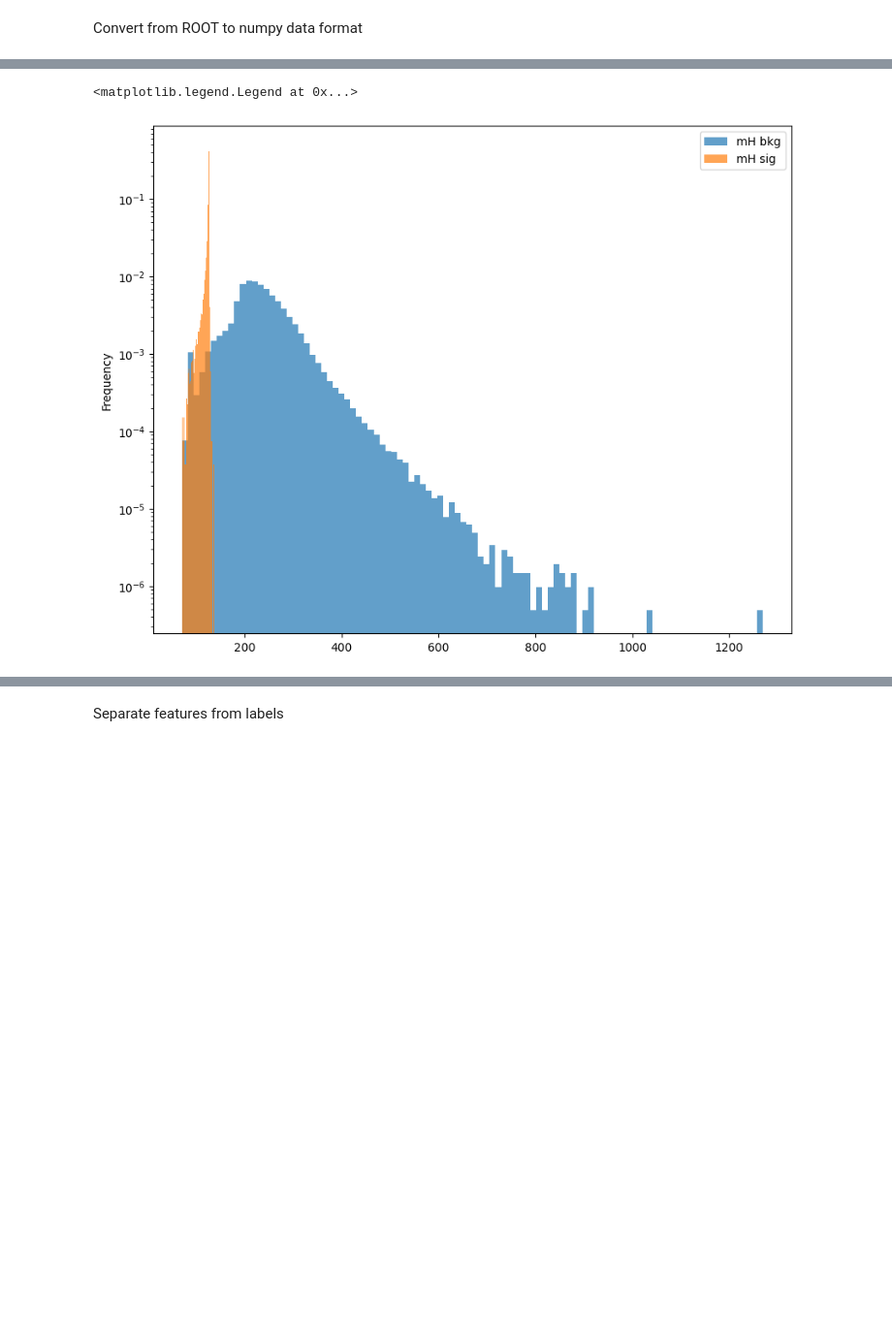
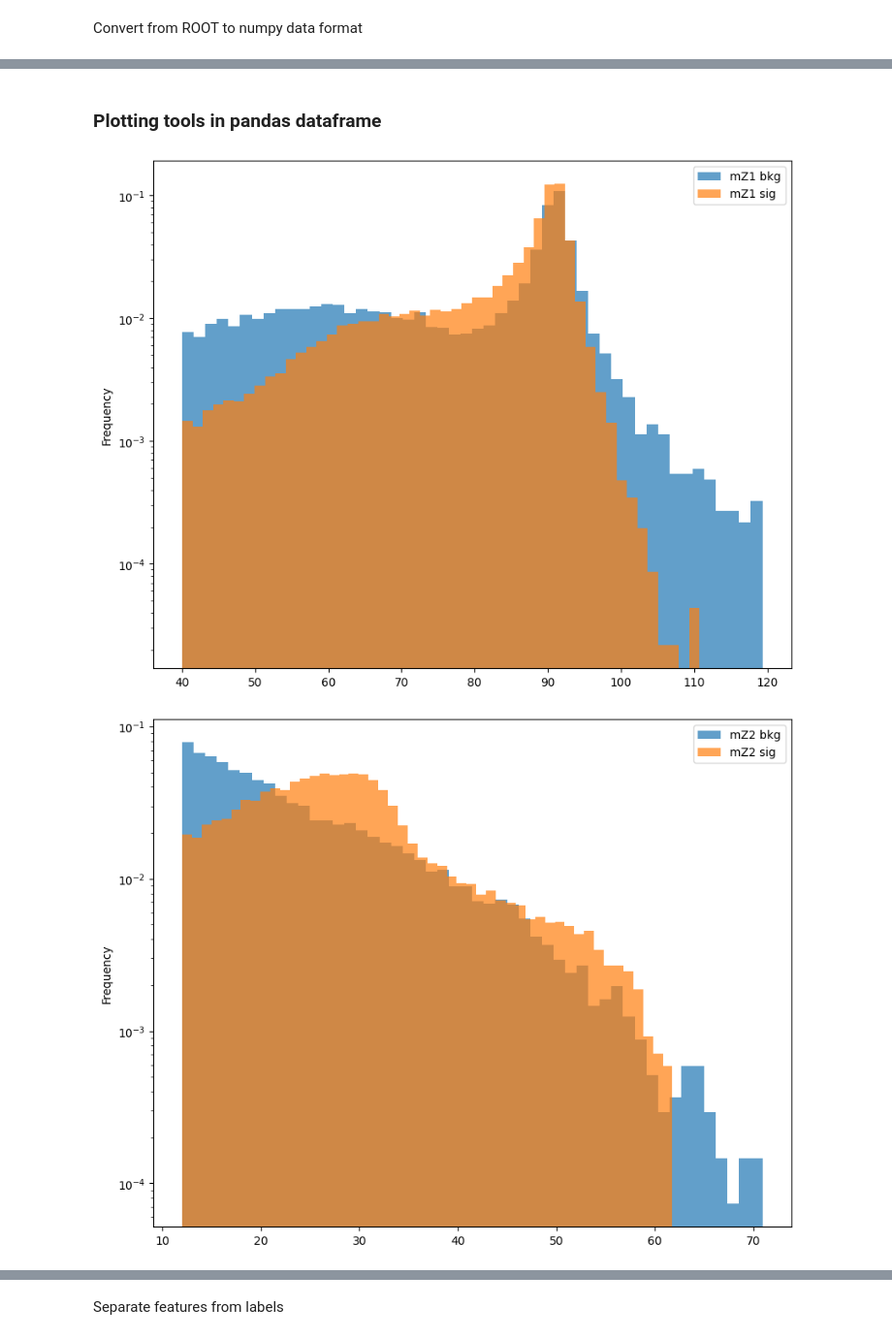
Before and after one commit to fsimone91/collider_physics, a Jupyter notebook: notebooks/collider_physics_MVA.ipynb, the cells around one changed output, grey strips where cells are left out. Shown at 97% size. Saved outputs shown, nothing was run; the diff lists cells and outputs as text; code cells hidden in the pictures; blank space fills up the shorter version.

```diff
--- a/notebooks/collider_physics_MVA.ipynb
+++ b/notebooks/collider_physics_MVA.ipynb
@@ -38,11 +71,11 @@ rdf_sig = ROOT.RDataFrame("T", "MELA_variables_sig_50k_1_5Tev_DLF.root")
 Here we assume the input dataframes are in the ROOT RDataFrame format
 and we use ROOT for plotting
 # %%
-var_name = "mZ1"
+var_name = "mZ2"
 c=ROOT.TCanvas()
 #here we assume the input dataframes are in the ROOT RDataFrame format
-h_sig = rdf_sig.Histo1D((var_name+' sig', var_name+' sig', 100, 0, 150), var_name)
-h_bkg = rdf_bkg.Histo1D((var_name+' bkg', var_name+' bkg', 100, 0, 150), var_name)
+h_sig = rdf_sig_presel.Histo1D((var_name+' sig', var_name+' sig', 100, 0, 150), var_name)
+h_bkg = rdf_bkg_presel.Histo1D((var_name+' bkg', var_name+' bkg', 100, 0, 150), var_name)
 #normalise to same entries
 h_sig.Scale(1.0/h_sig.GetEntries())
 h_bkg.Scale(1.0/h_bkg.GetEntries())
@@ -83,0 +118,9 @@ For each feature, plot nd set a common-sense cut. Ideally, one should scan over
+# %%
+rdf_bkg_presel = rdf_bkg.Filter('mH<150')
+rdf_sig_presel = rdf_sig.Filter('mH<150')
+
+print("background: passed ", str(rdf_bkg_presel.Count().GetValue()), " events over total ", str(rdf_bkg.Count().GetValue()))
+print("signal: passed ", str(rdf_sig_presel.Count().GetValue()), " events over total ", str(rdf_sig.Count().GetValue()))
+
+#Note: rdf.Count() is a "lazy" method. It will not loop on our RDataFrame until we call GetValue().
+#Therefore, RDataFrame can be use to write smart analysis codes that loop on the entries only when it is stricly needed
@@ -90,13 +136,14 @@ features = ['mZ1', 'mZ2', 'cosTheta_star', 'cosTheta_1', 'cosTheta_2', 'phi', 'p
 # %% [markdown]
 Add column of zeros for background and ones for signal events
 # %%
-rdf_bkg = rdf_bkg.Define('Y', str(0))
-rdf_sig = rdf_sig.Define('Y', str(1))
+rdf_bkg_presel = rdf_bkg_presel.Define('Y', str(0))
+rdf_sig_presel = rdf_sig_presel.Define('Y', str(1))
 # %% [markdown]
 Convert from ROOT to numpy data format
 # %%
-np_bkg = rdf_bkg.AsNumpy()
-np_sig = rdf_sig.AsNumpy()
+np_bkg = rdf_bkg_presel.AsNumpy()
+np_sig = rdf_sig_presel.AsNumpy()
 
 df = pd.DataFrame(np_bkg)
 df = pd.concat([df, pd.DataFrame(np_sig)], ignore_index=True)
+print(df)
@@ -103,11 +168,12 @@ df = pd.concat([df, pd.DataFrame(np_sig)], ignore_index=True)
+# %% [markdown]
+### Plotting tools in pandas dataframe
 # %%
 #replot using pandas dataframe and matplotlib this time :)
-var_name = "mH"
-
-ax = df[df['Y']==0].plot.hist(column=[var_name], figsize=(10, 8), bins = 100, density = True, alpha=0.7)
-ax.set_yscale('log')
-df[df['Y']==1].plot.hist(column=[var_name], figsize=(10, 8), bins = 100, density = True, alpha=0.7, ax=ax)
-ax.legend(labels=[var_name+' bkg', var_name+' sig'])
+for var_name in features:
+  ax = df[df['Y']==0].plot.hist(column=[var_name], figsize=(10, 8), bins = 50, density = True, alpha=0.7)
+  ax.set_yscale('log')
+  df[df['Y']==1].plot.hist(column=[var_name], figsize=(10, 8), bins = 50, density = True, alpha=0.7, ax=ax)
+  ax.legend(labels=[var_name+' bkg', var_name+' sig'])
 # %% [output]
-<matplotlib.legend.Legend at 0x...>
-[figure, old version]
+[figure, new version]
+[figure, added]
```
Also changed, not shown: parts of 25 cells of this notebook, 2 other files.
